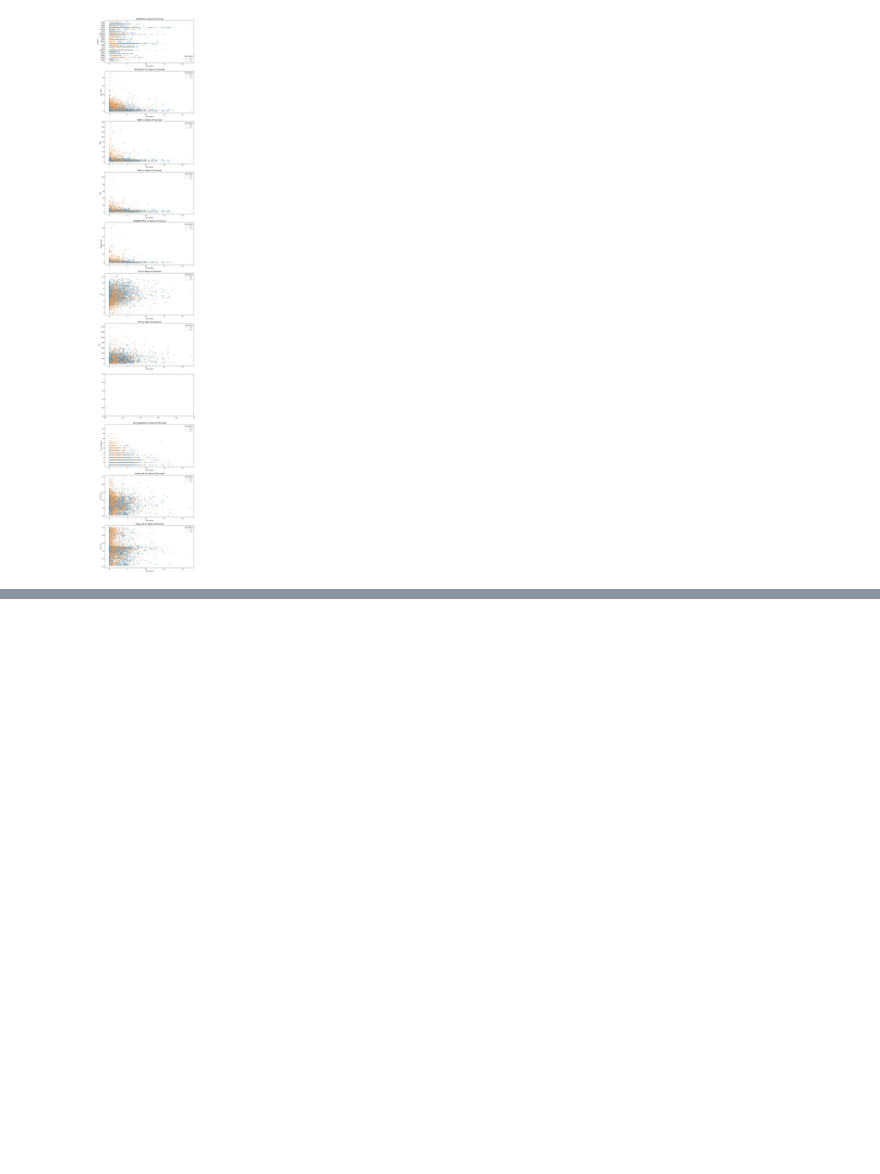
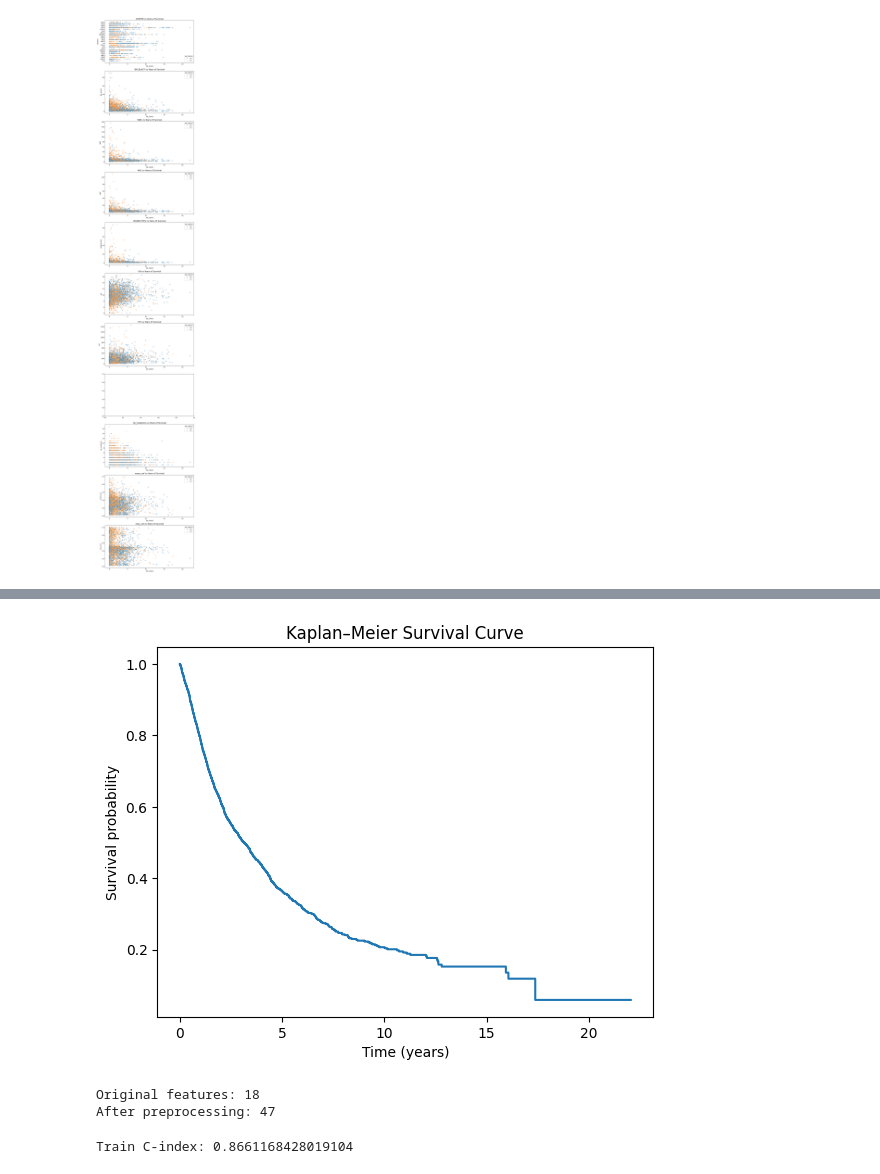
Before and after one commit to od121212/Leukemia-Survival-Rate, a Jupyter notebook: Sandbox.ipynb, the cells around one changed output, grey strips where cells are left out. Drawn from its saved outputs; the diff is of its cells as text; code cells hidden in the pictures; blank space fills up the shorter version.

```diff
--- a/Sandbox.ipynb
+++ b/Sandbox.ipynb
@@ -211,0 +292,37 @@ dtm.plot_categorical_boxplot(["CENTER", "nb_mutations"])
+# %%
+from sksurv.nonparametric import kaplan_meier_estimator
+
+event = y_surv["OS_STATUS"]
+time = y_surv["OS_YEARS"]
+
+t, s = kaplan_meier_estimator(event, time)
+
+plt.step(t, s, where="post")
+plt.xlabel("Time (years)")
+plt.ylabel("Survival probability")
+plt.title("Kaplan–Meier Survival Curve")
+plt.show()
+# %% [output]
+[figure, added]
+# %%
+Xt = pipeline[:-1].fit_transform(X, y_surv)
+
+print("Original features:", X.shape[1])
+print("After preprocessing:", Xt.shape[1])
+# %% [output]
+Original features: 18
+After preprocessing: 47
+# %%
+from sksurv.metrics import concordance_index_censored
+
+pred_train = pipeline.predict(X)
+
+cindex = concordance_index_censored(
+    y_surv["OS_STATUS"],
+    y_surv["OS_YEARS"],
+    pred_train
+)[0]
+
+print("Train C-index:", cindex)
+# %% [output]
+Train C-index: 0.8661168428019104
```
Also changed, not shown: parts of 19 cells of this notebook, 4 other files.
